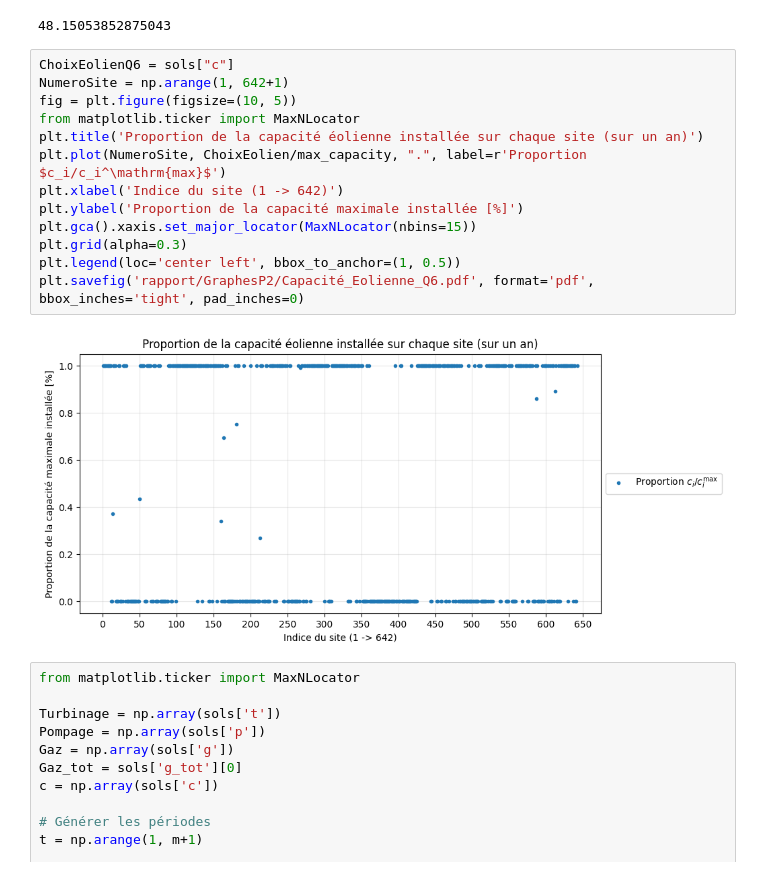
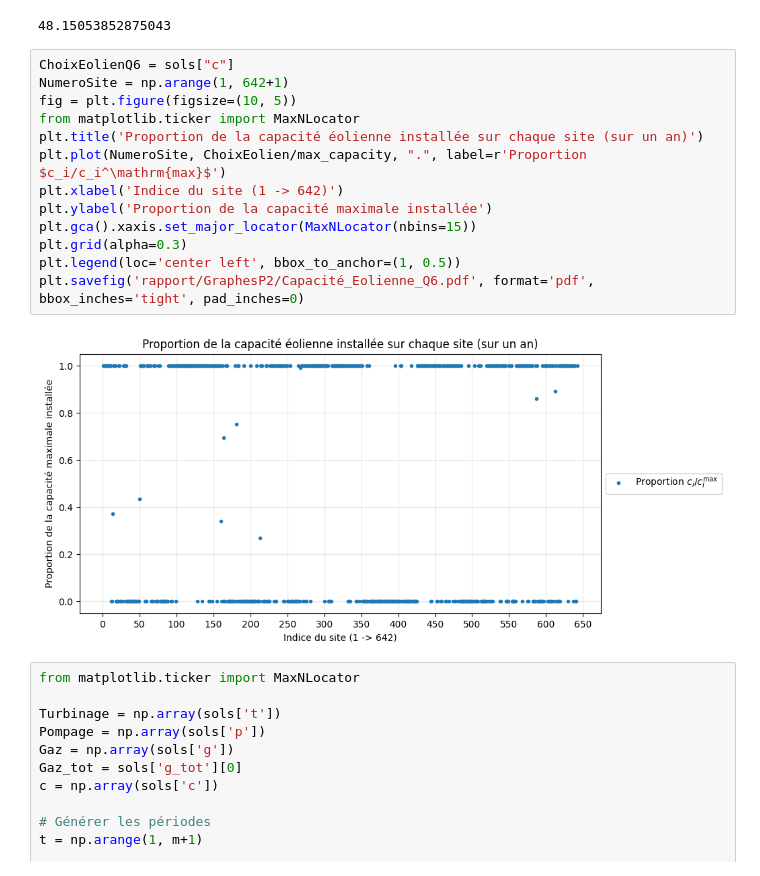
Before and after one commit to AhouLucas/projet-opti, a Jupyter notebook: Partie2/part2.ipynb, the cells around one changed output. Drawn from its saved outputs; the diff is of its cells as text.

```diff
--- a/Partie2/part2.ipynb
+++ b/Partie2/part2.ipynb
@@ -618,18 +618,18 @@ CoutTotal/ np.sum(consumptions_3) #€/MWh
 # %%
 ChoixEolienQ6 = sols["c"]
 NumeroSite = np.arange(1, 642+1)
 fig = plt.figure(figsize=(10, 5))
 from matplotlib.ticker import MaxNLocator
 plt.title('Proportion de la capacité éolienne installée sur chaque site (sur un an)')
 plt.plot(NumeroSite, ChoixEolien/max_capacity, ".", label=r'Proportion $c_i/c_i^\mathrm{max}$')
 plt.xlabel('Indice du site (1 -> 642)')
-plt.ylabel('Proportion de la capacité maximale installée [%]')
+plt.ylabel('Proportion de la capacité maximale installée')
 plt.gca().xaxis.set_major_locator(MaxNLocator(nbins=15))
 plt.grid(alpha=0.3)
 plt.legend(loc='center left', bbox_to_anchor=(1, 0.5))
 plt.savefig('rapport/GraphesP2/Capacité_Eolienne_Q6.pdf', format='pdf', bbox_inches='tight', pad_inches=0)
 # %% [output]
-[figure, old version]
+[figure, new version]
 # %%
 from matplotlib.ticker import MaxNLocator
 
```
Also changed, not shown: parts of 2 cells of this notebook.
